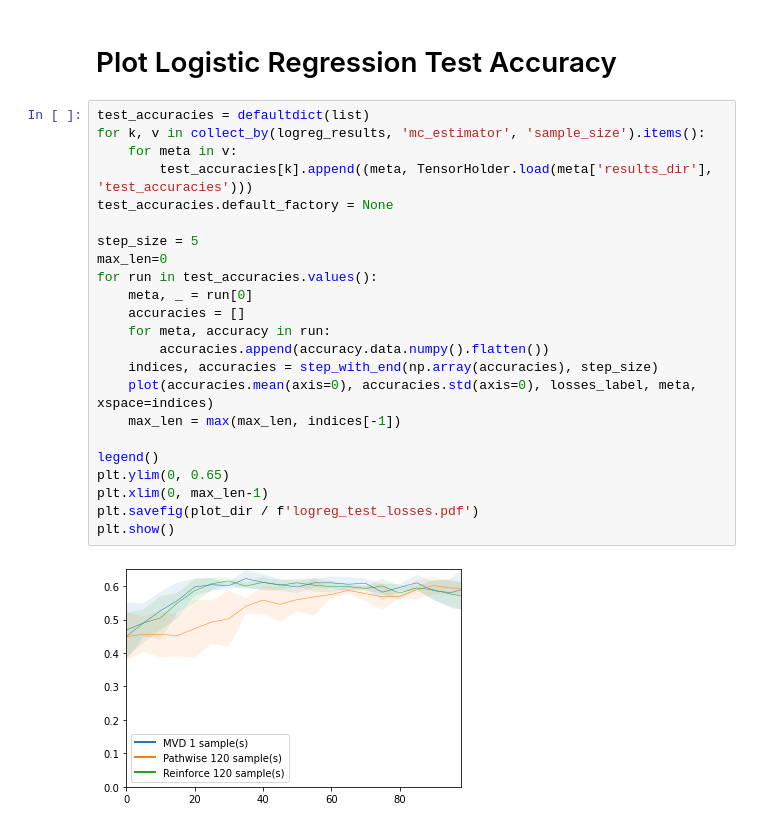
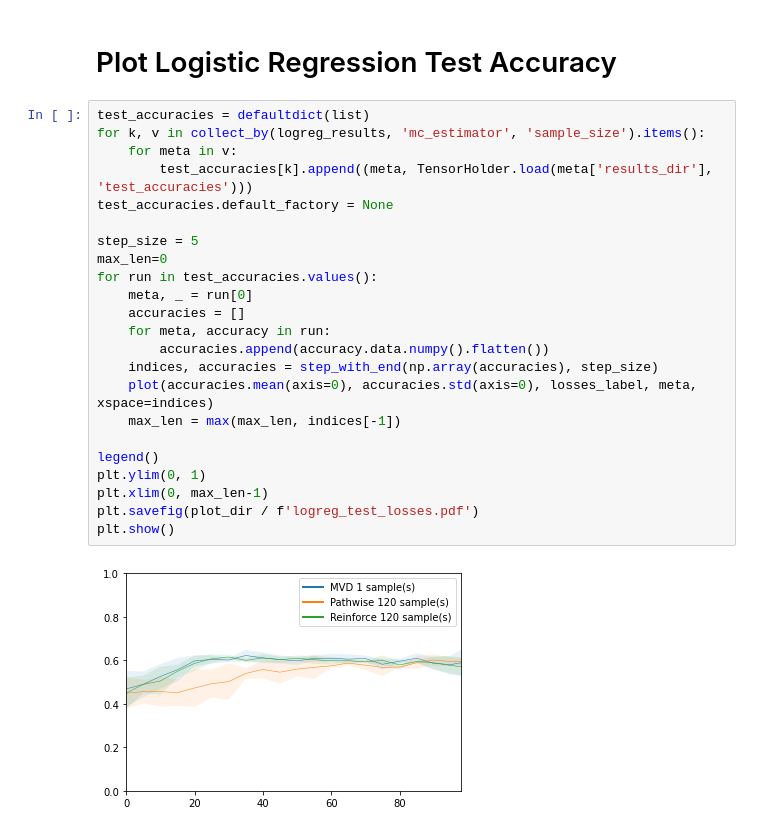
Before and after one commit to M8is/master-thesis-code, a Jupyter notebook: notebooks/plot-log-reg.ipynb, the cells around one changed output. Drawn from its saved outputs; the diff is of its cells as text.

```diff
--- a/notebooks/plot-log-reg.ipynb
+++ b/notebooks/plot-log-reg.ipynb
@@ -111,25 +111,25 @@ plt.show()
 # %%
 test_accuracies = defaultdict(list)
 for k, v in collect_by(logreg_results, 'mc_estimator', 'sample_size').items():
     for meta in v:
         test_accuracies[k].append((meta, TensorHolder.load(meta['results_dir'], 'test_accuracies')))
 test_accuracies.default_factory = None
 
 step_size = 5
 max_len=0
 for run in test_accuracies.values():
     meta, _ = run[0]
     accuracies = []
     for meta, accuracy in run:
         accuracies.append(accuracy.data.numpy().flatten())
     indices, accuracies = step_with_end(np.array(accuracies), step_size)
     plot(accuracies.mean(axis=0), accuracies.std(axis=0), losses_label, meta, xspace=indices)
     max_len = max(max_len, indices[-1])
 
 legend()
-plt.ylim(0, 0.65)
+plt.ylim(0, 1)
 plt.xlim(0, max_len-1)
 plt.savefig(plot_dir / f'logreg_test_losses.pdf')
 plt.show()
 # %% [output]
-[figure, old version]
+[figure, new version]
```
Also changed, not shown: 1 other file.
